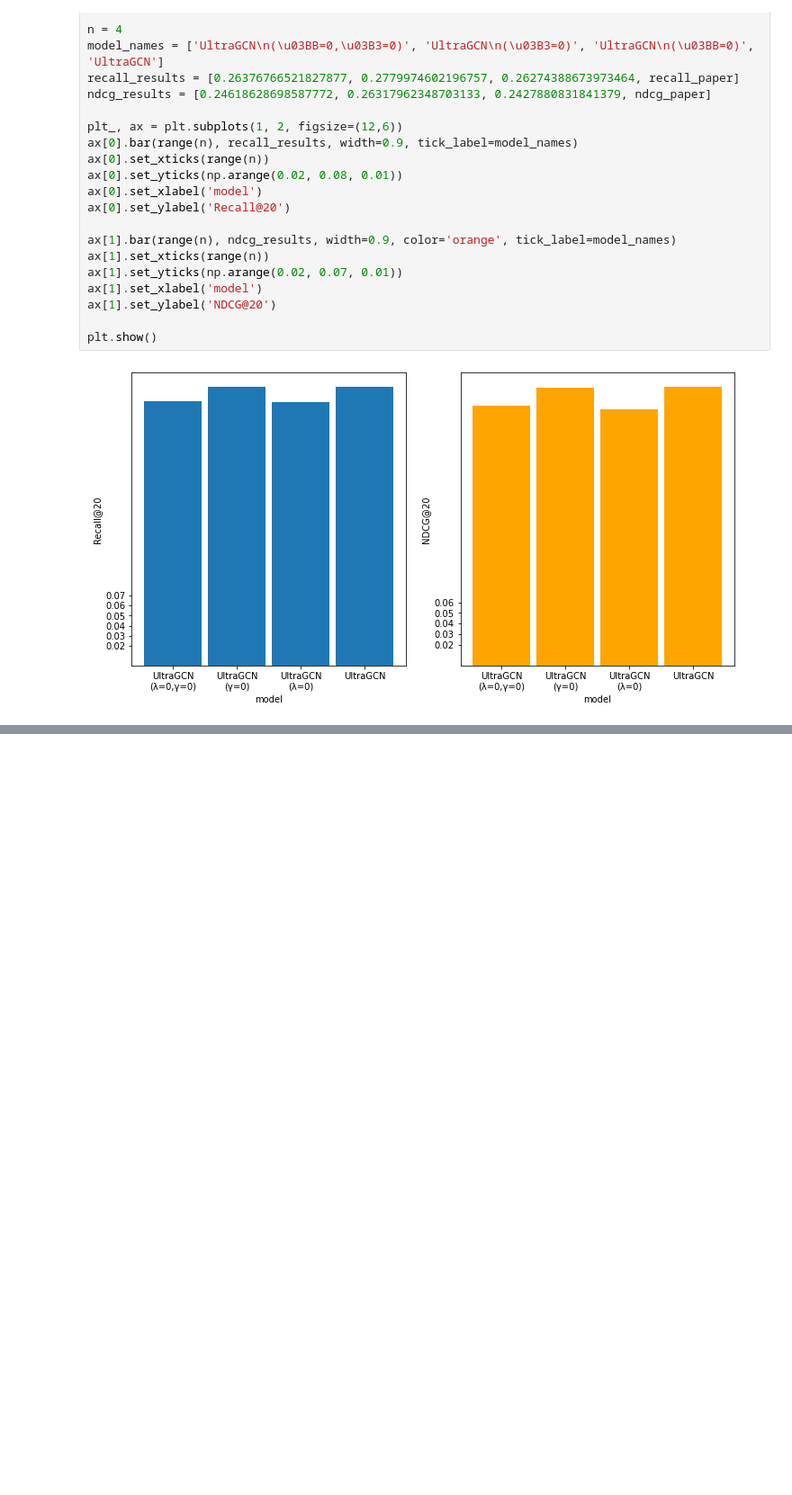
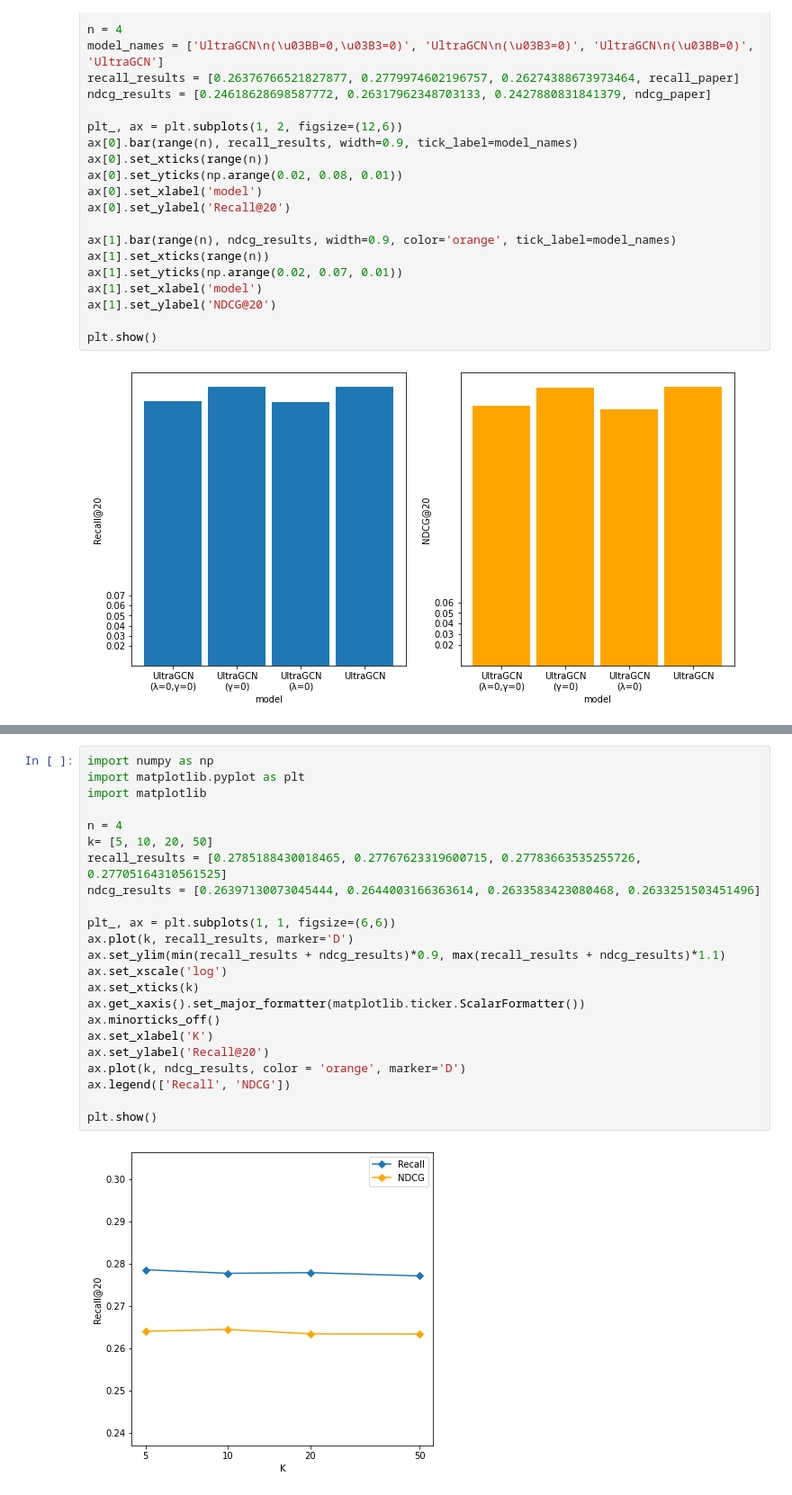
Before and after one commit to e11824496/ExpDesign_WS22, a Jupyter notebook: UltraGCN_reprod.ipynb, the cells around one changed output, grey strips where cells are left out. Shown at 90% size. Saved outputs shown, nothing was run; the diff lists cells and outputs as text; blank space fills up the shorter version.

```diff
--- a/UltraGCN_reprod.ipynb
+++ b/UltraGCN_reprod.ipynb
@@ -163,0 +279,25 @@ plt.show()
+# %%
+import numpy as np
+import matplotlib.pyplot as plt
+import matplotlib
+
+n = 4
+k= [5, 10, 20, 50]
+recall_results = [0.2785188430018465, 0.27767623319600715, 0.27783663535255726, 0.27705164310561525]
+ndcg_results = [0.26397130073045444, 0.2644003166363614, 0.2633583423080468, 0.2633251503451496]
+
+plt_, ax = plt.subplots(1, 1, figsize=(6,6))
+ax.plot(k, recall_results, marker='D')
+ax.set_ylim(min(recall_results + ndcg_results)*0.9, max(recall_results + ndcg_results)*1.1)
+ax.set_xscale('log')
+ax.set_xticks(k)
+ax.get_xaxis().set_major_formatter(matplotlib.ticker.ScalarFormatter())
+ax.minorticks_off()
+ax.set_xlabel('K')
+ax.set_ylabel('Recall@20')
+ax.plot(k, ndcg_results, color = 'orange', marker='D')
+ax.legend(['Recall', 'NDCG'])
+
+plt.show()
+# %% [output]
+[figure, added]
```
Also changed, not shown: parts of 10 cells of this notebook, 1 other file.
